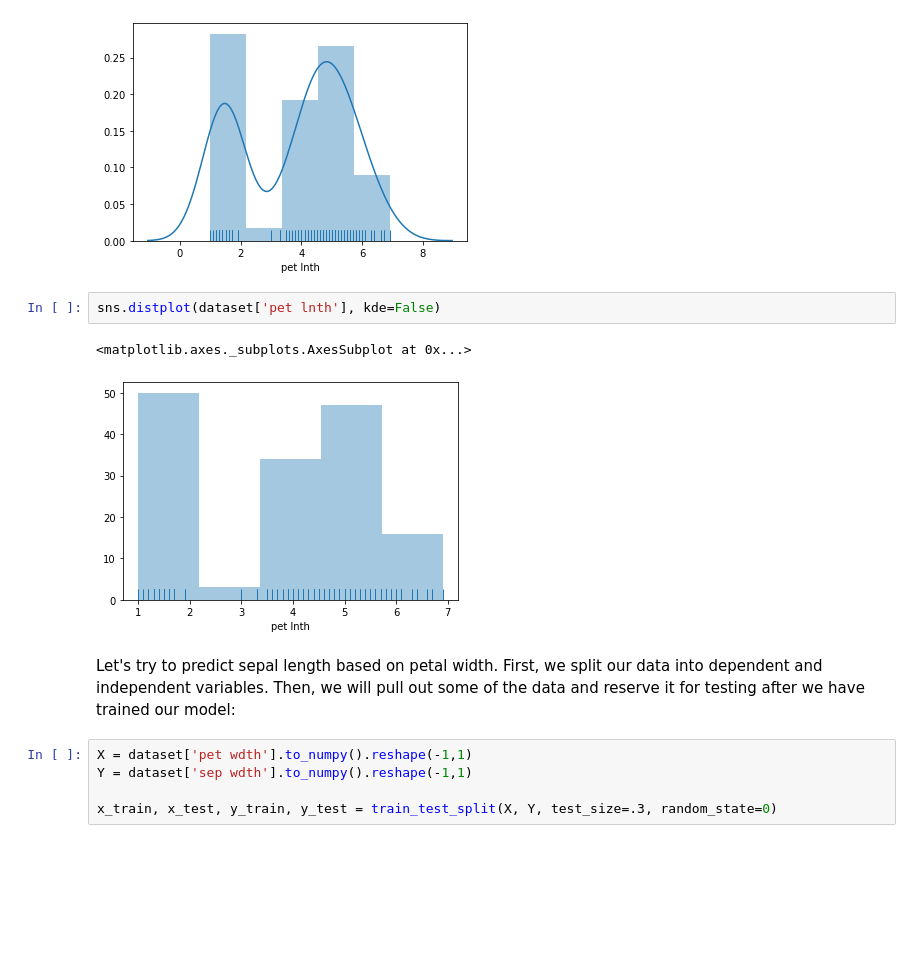
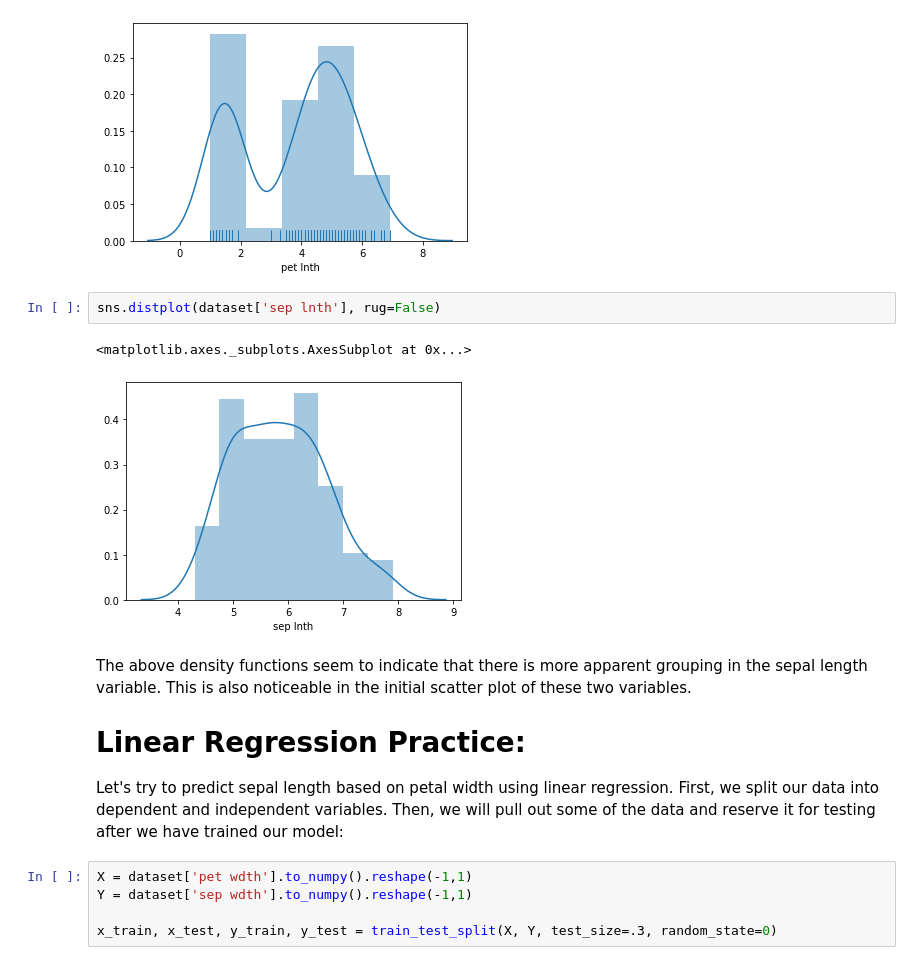
Before and after one commit to wcneill/ml-from-scratch, a Jupyter notebook: jupyter_practice/linear_regression_02.ipynb, the cells around one changed output. Saved outputs shown, nothing was run; the diff lists cells and outputs as text; blank space fills up the shorter version.

Commit message:
completed linear regression model

```diff
--- a/jupyter_practice/linear_regression_02.ipynb
+++ b/jupyter_practice/linear_regression_02.ipynb
@@ -58,12 +72,16 @@ sns.distplot(dataset['pet lnth'], rug=True) # A kernel density estimate (estimat
 <matplotlib.axes._subplots.AxesSubplot at 0x...>
 [figure]
 # %%
-sns.distplot(dataset['pet lnth'], kde=False)
+sns.distplot(dataset['sep lnth'], rug=False)
 # %% [output]
 <matplotlib.axes._subplots.AxesSubplot at 0x...>
-[figure, old version]
+[figure, new version]
 # %% [markdown]
-Let's try to predict sepal length based on petal width. First, we split our data into dependent and independent variables. Then, we will pull out some of the data and reserve it for testing after we have trained our model:
+The above density functions seem to indicate that there is more apparent grouping in the sepal length variable. This is also noticeable in the initial scatter plot of these two variables.
+
+# Linear Regression Practice:
+
+Let's try to predict sepal length based on petal width using linear regression. First, we split our data into dependent and independent variables. Then, we will pull out some of the data and reserve it for testing after we have trained our model:
 # %%
 X = dataset['pet wdth'].to_numpy().reshape(-1,1)
 Y = dataset['sep wdth'].to_numpy().reshape(-1,1)
```
Also changed, not shown: parts of 16 cells of this notebook.
